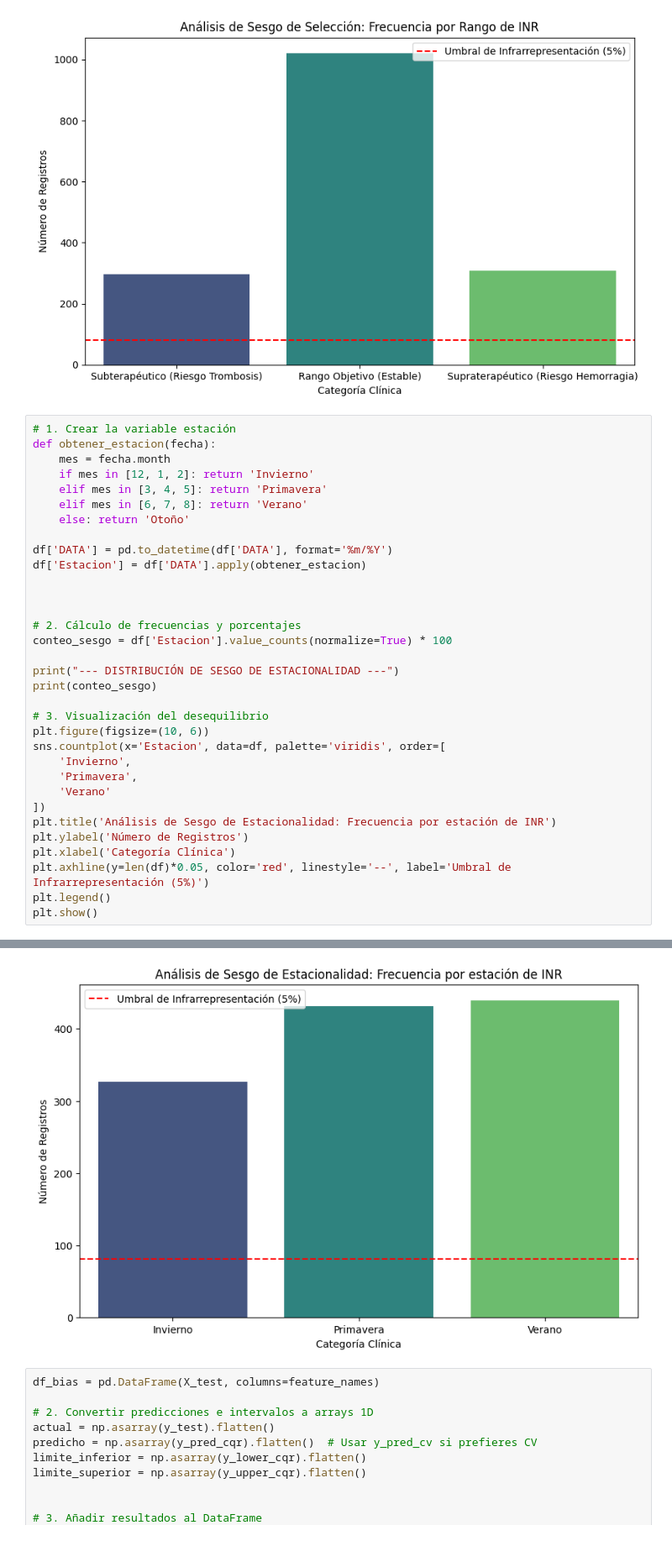
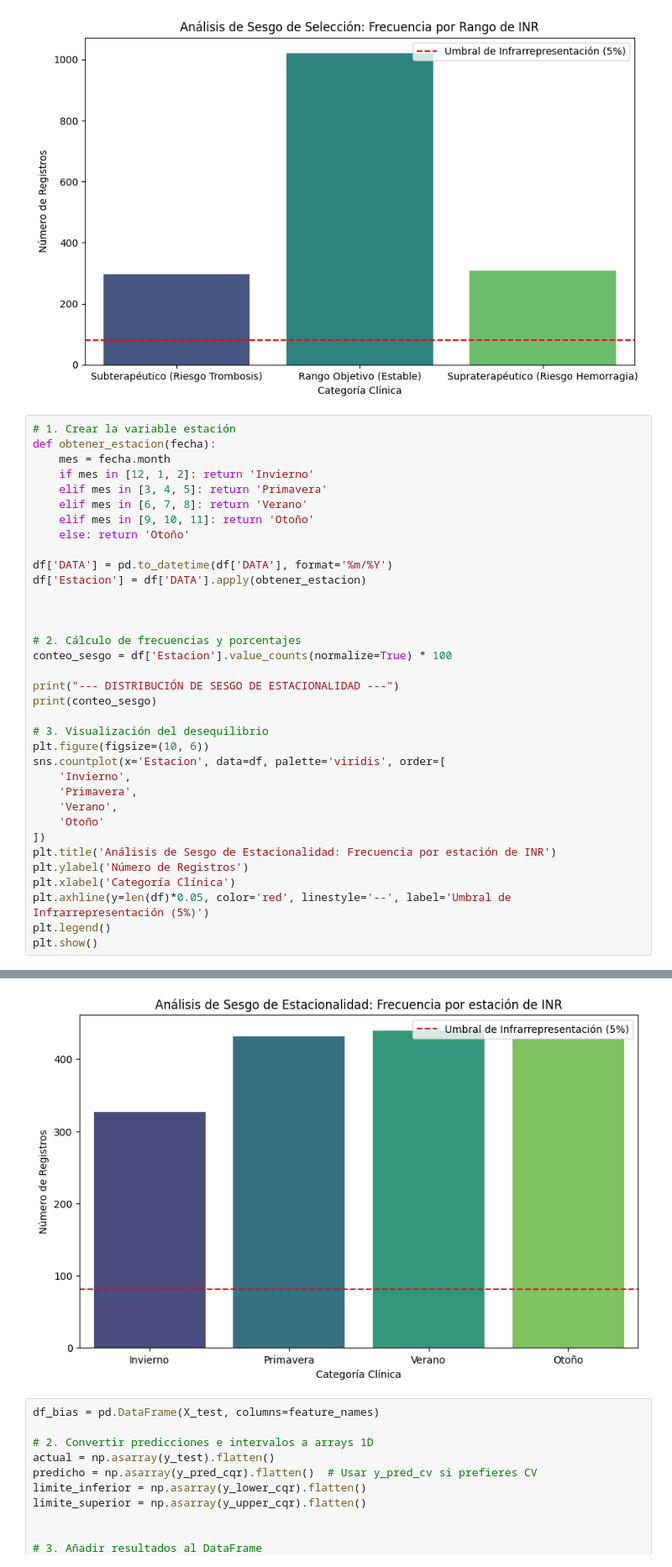
Before and after one commit to anavagi/anticoagulant-patology-analysis, a Jupyter notebook: UQ_Transferability_BiasDetection_04.ipynb, the cells around one changed output, grey strips where cells are left out. Shown at 84% size. Saved outputs shown, nothing was run; the diff lists cells and outputs as text.

```diff
--- a/UQ_Transferability_BiasDetection_04.ipynb
+++ b/UQ_Transferability_BiasDetection_04.ipynb
@@ -648,6 +648,7 @@ def obtener_estacion(fecha):
     if mes in [12, 1, 2]: return 'Invierno'
     elif mes in [3, 4, 5]: return 'Primavera'
     elif mes in [6, 7, 8]: return 'Verano'
+    elif mes in [9, 10, 11]: return 'Otoño'
     else: return 'Otoño'
 
 df['DATA'] = pd.to_datetime(df['DATA'], format='%m/%Y')
@@ -657,35 +658,36 @@ df['Estacion'] = df['DATA'].apply(obtener_estacion)
 
 # 2. Cálculo de frecuencias y porcentajes
 conteo_sesgo = df['Estacion'].value_counts(normalize=True) * 100
 
 print("--- DISTRIBUCIÓN DE SESGO DE ESTACIONALIDAD ---")
 print(conteo_sesgo)
 
 # 3. Visualización del desequilibrio
 plt.figure(figsize=(10, 6))
 sns.countplot(x='Estacion', data=df, palette='viridis', order=[
     'Invierno',
     'Primavera',
-    'Verano'
+    'Verano',
+    'Otoño'
 ])
 plt.title('Análisis de Sesgo de Estacionalidad: Frecuencia por estación de INR')
 plt.ylabel('Número de Registros')
 plt.xlabel('Categoría Clínica')
 plt.axhline(y=len(df)*0.05, color='red', linestyle='--', label='Umbral de Infrarrepresentación (5%)')
 plt.legend()
 plt.show()
 # %% [output]
 --- DISTRIBUCIÓN DE SESGO DE ESTACIONALIDAD ---
 Estacion
 Verano       27.032020
 Primavera    26.539409
 Otoño        26.354680
 Invierno     20.073892
 Name: proportion, dtype: float64
 Passing `palette` without assigning `hue` is deprecated and will be removed in v0.14.0. Assign the `x` variable to `hue` and set `legend=False` for the same effect.
 
   sns.countplot(x='Estacion', data=df, palette='viridis', order=[
-[figure, old version]
+[figure, new version]
 # %%
 df_bias = pd.DataFrame(X_test, columns=feature_names)
 
```
Also changed, not shown: parts of 2 cells of this notebook, 1 other file.
